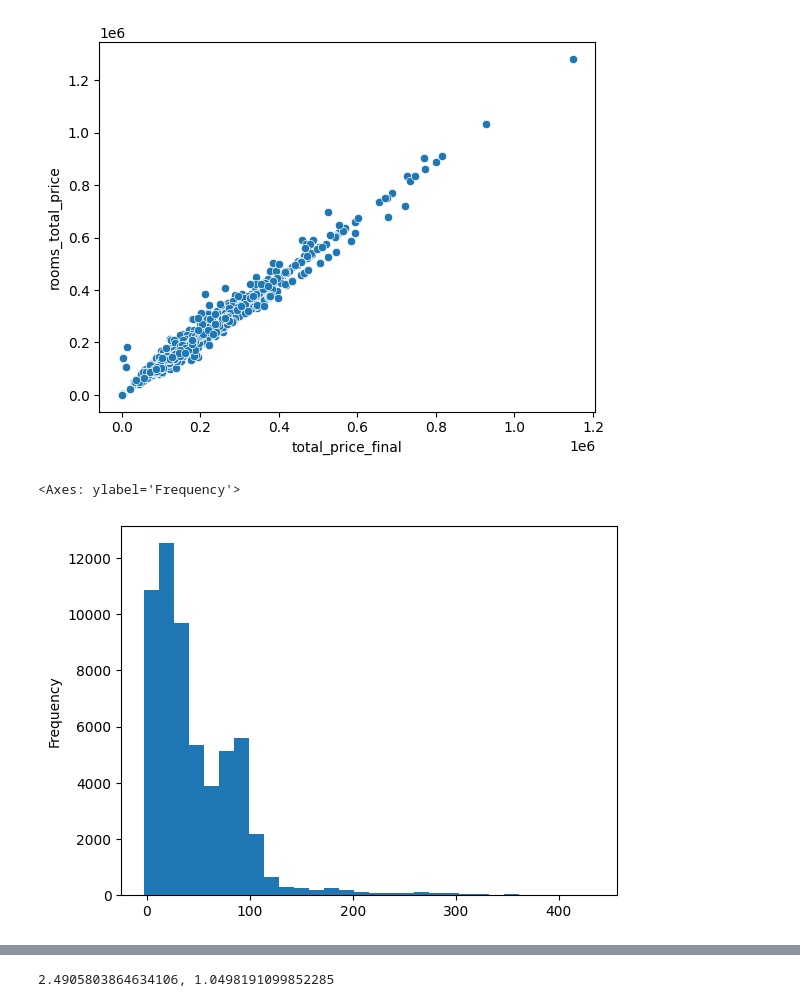
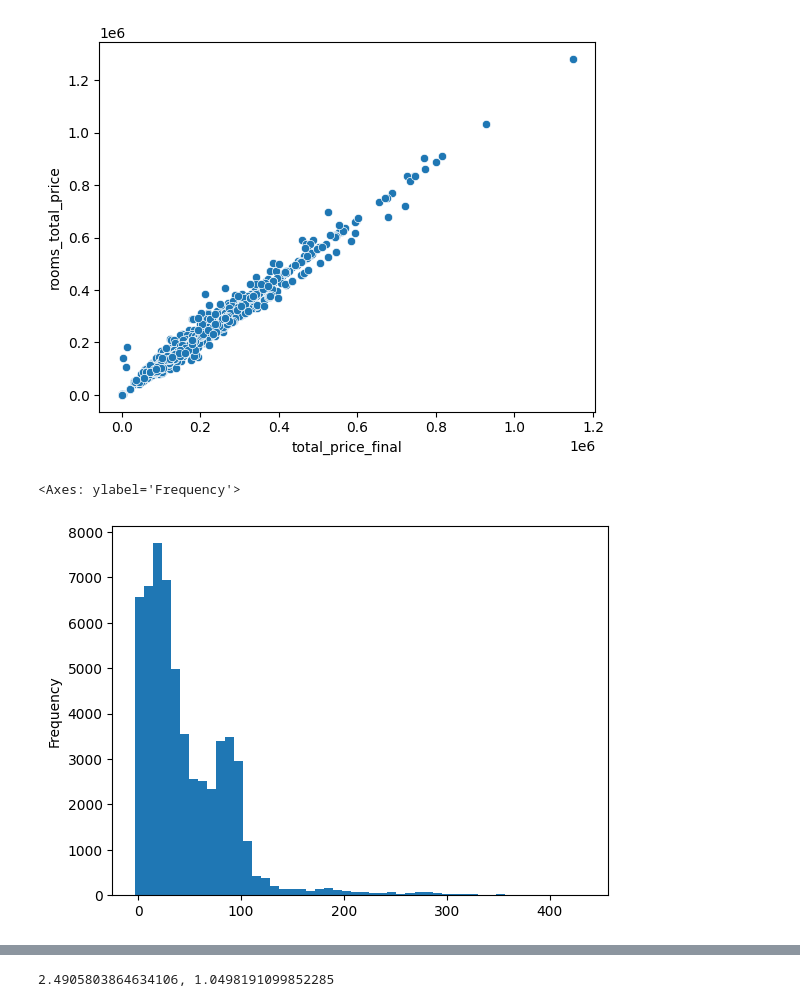
Before and after one commit to roland045/morgens-hotel-data-analysis, a Jupyter notebook: code/04-search-and-bookings-analysis.ipynb, the cells around one changed output, grey strips where cells are left out. Drawn from its saved outputs; the diff is of its cells as text; code cells hidden in the pictures.

```diff
--- a/code/04-search-and-bookings-analysis.ipynb
+++ b/code/04-search-and-bookings-analysis.ipynb
@@ -316,7 +316,7 @@ df['time_of_day'] = df['utc_datetime'].dt.hour.apply(get_time_of_day)
 # time netween arrival and booking
 df['lead_time'] = (df['arrival'] - df['utc_datetime']).dt.days
 # %%
-df['lead_time'].plot(kind='hist', bins=30)
+df['lead_time'].plot(kind='hist', bins=50)
 # %% [output]
 <Axes: ylabel='Frequency'>
-[figure, old version]
+[figure, new version]
```
Also changed, not shown: parts of 10 cells of this notebook.
